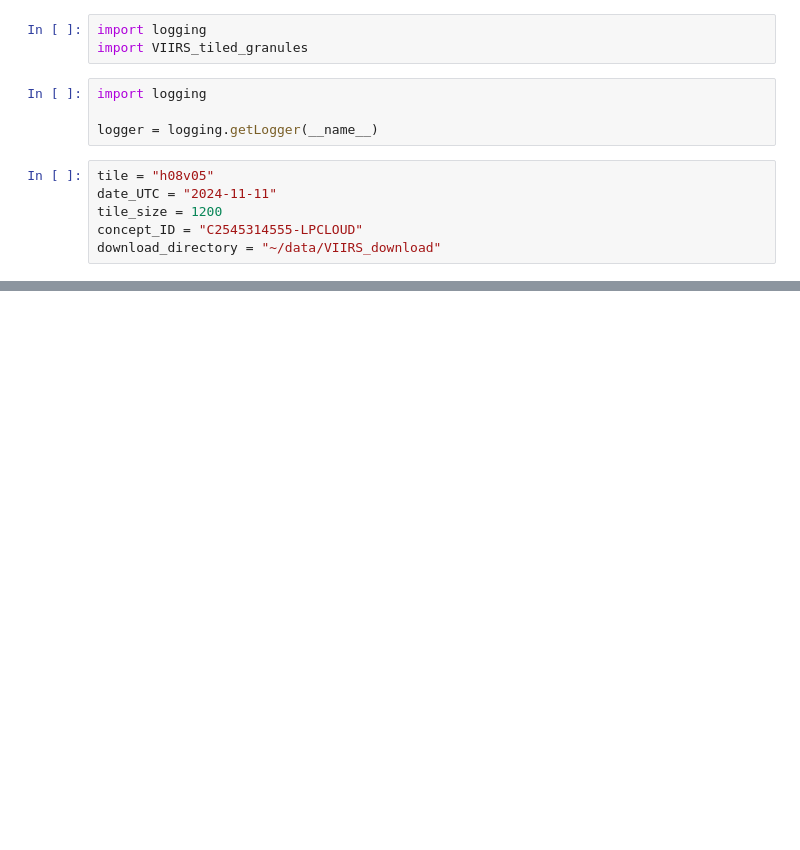
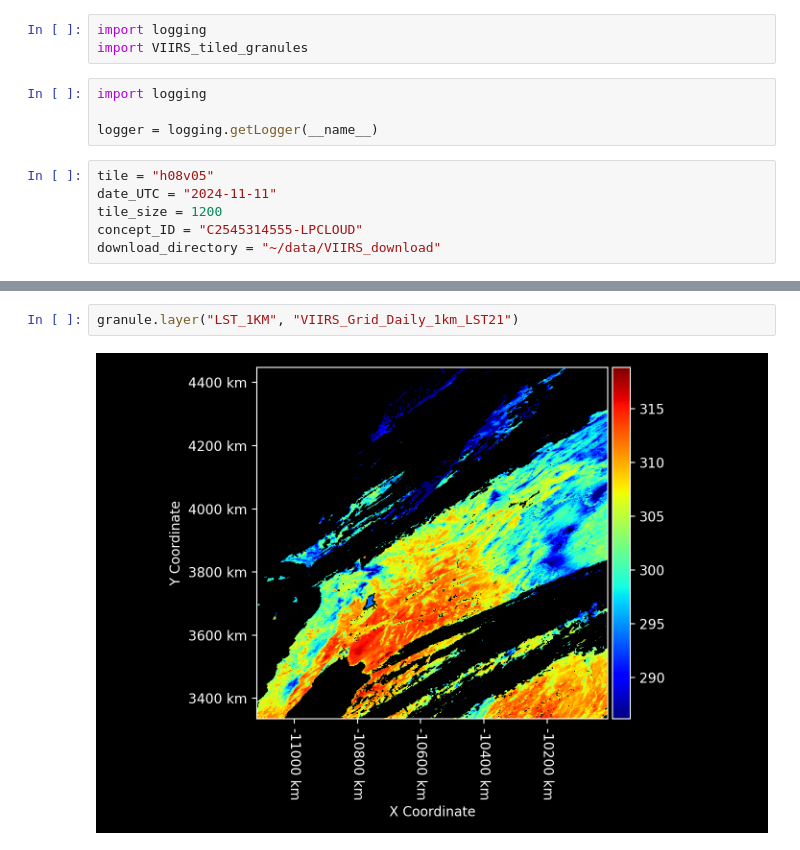
Before and after one commit to gregory-halverson-jpl/VIIRS-Tiled-Granules, a Jupyter notebook: Search and Download.ipynb, the cells around one changed output, grey strips where cells are left out. Drawn from its saved outputs; the diff is of its cells as text; blank space fills up the shorter version.

Commit message:
generalized DN and layer reading

```diff
--- a/Search and Download.ipynb
+++ b/Search and Download.ipynb
@@ -41,0 +58,4 @@ granule
+# %%
+granule.layer("LST_1KM", "VIIRS_Grid_Daily_1km_LST21")
+# %% [output]
+[figure, added]
```
Also changed, not shown: parts of 5 cells of this notebook, 2 other files.
